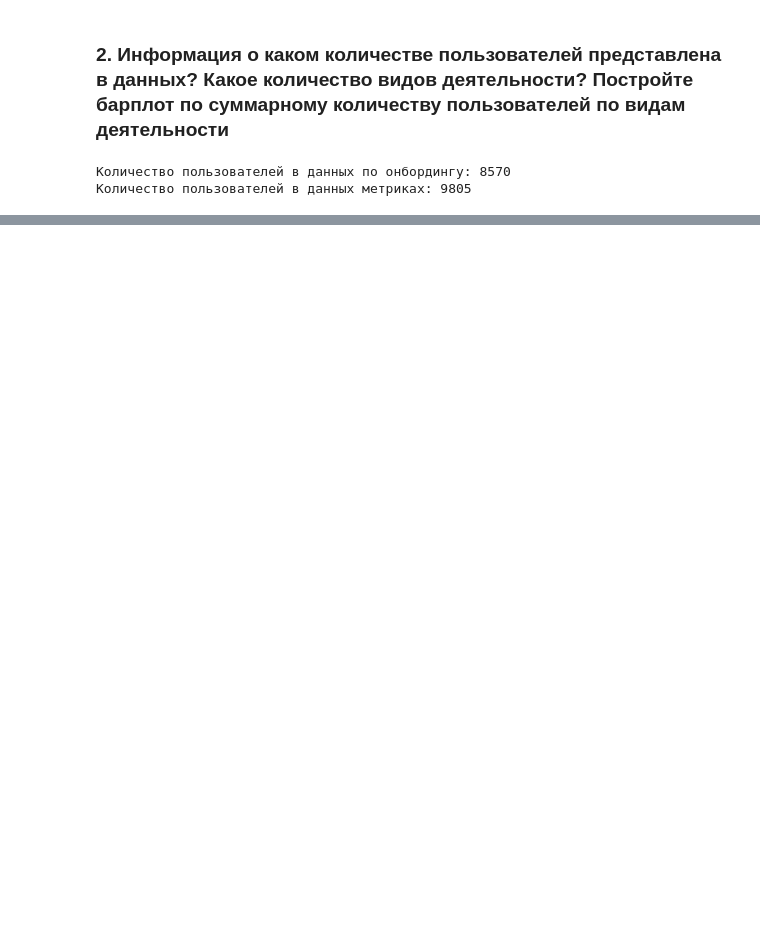
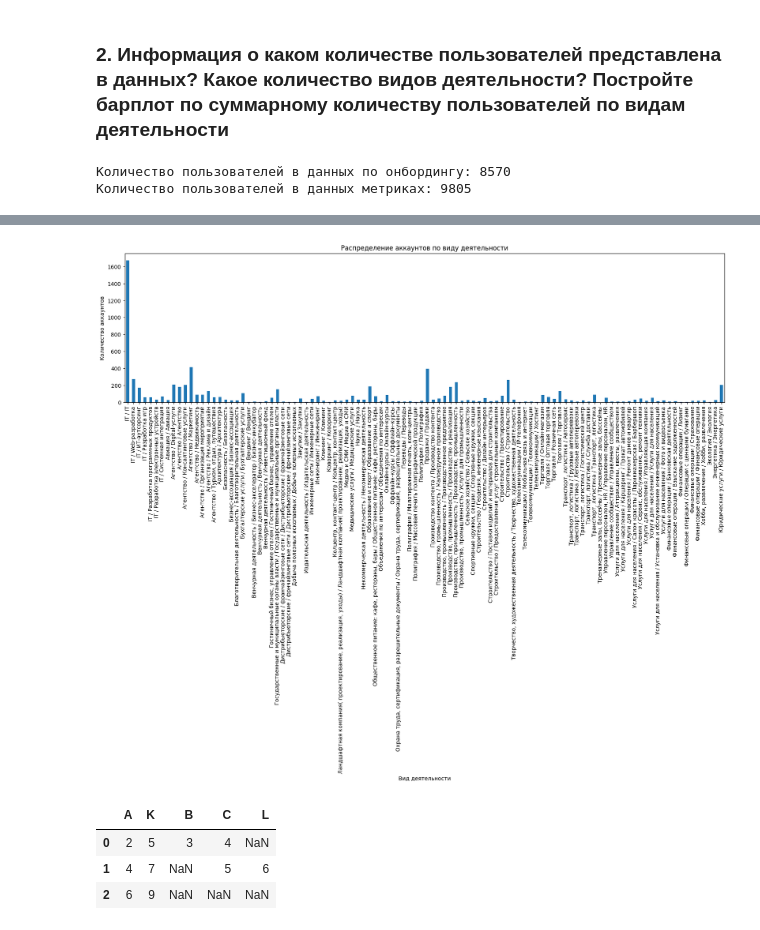
Before and after one commit to CuteLer/recommendation_systems_modul, a Jupyter notebook: main.ipynb, the cells around one changed output, grey strips where cells are left out. Cells and saved outputs as stored; diff of their text form; code cells hidden in the pictures; blank space fills up the shorter version.

```diff
--- a/main.ipynb
+++ b/main.ipynb
@@ -70,0 +55,34 @@ result.groupby('AccountOccupationText').sum()
+# %%
+data.groupby('AccountOccupationText')['AccountID'].count()
+# data['AccountOccupationText'].isnull().count()
+pd.DataFrame([['Не указано', data.isna()['AccountOccupationText'].sum()]], columns=['AccountOccupationText', 'AccountID'])
+
+#data.isna()['AccountOccupationText'].sum()
+# count_of_occupations = pd.concat([data.groupby('AccountOccupationText')['AccountID'].count(), pd.Series(data = {'AccountOccupationText': 'Не указано', 'AccountID': data.isna()['AccountOccupationText'].sum()}, index=['AccountOccupationText', 'AccountID'])])
+
+
+#data.groupby('AccountOccupationText')['AccountID'].count()
+
+plt.figure(figsize=(20, 5))
+data.groupby('AccountOccupationText')['AccountID'].count().plot(kind="bar")
+plt.xlabel('Вид деятельности')
+plt.ylabel('Количество аккаунтов')
+plt.title('Распределение аккаунтов по виду деятельности')
+plt.show()
+# %% [output]
+[figure, added]
+# %%
+test = pd.DataFrame([['2', '3', '4']], columns=['A', 'B', 'C'])
+cn = pd.DataFrame([['4', '5', '6']], columns=['A', 'C', 'L'])
+
+main = pd.DataFrame([['2', '5'],['4', '7'], ['6', '9']], columns=['A', 'K'])
+
+r = pd.concat([test, cn], ignore_index=True, sort=False)
+
+res = main.merge(r, on='A', how='left')
+res
+# %% [output]
+|  | A | K | B | C | L |
+| 0 | 2 | 5 | 3 | 4 | NaN |
+| 1 | 4 | 7 | NaN | 5 | 6 |
+| 2 | 6 | 9 | NaN | NaN | NaN |
```
Also changed, not shown: parts of 3 cells of this notebook, 2 other files.
